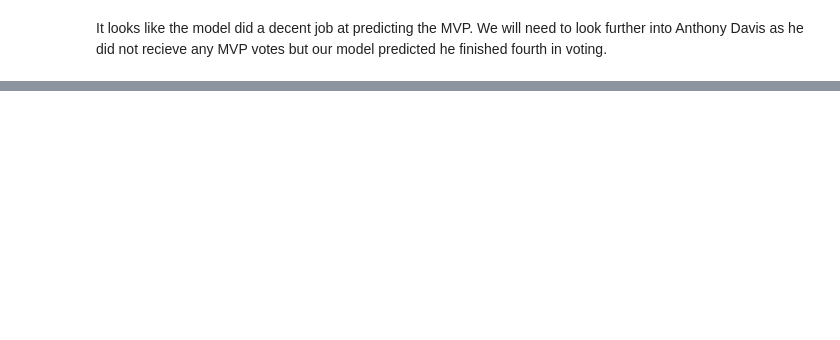
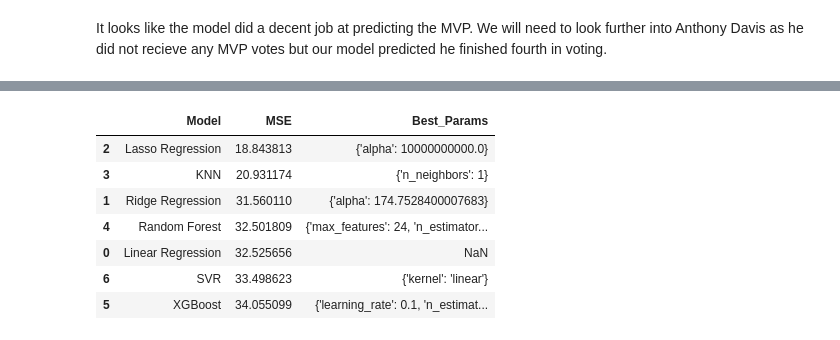
Before and after one commit to natefarber/NBA-MVP-Model, a Jupyter notebook: machine_learning.ipynb, the cells around one changed output, grey strips where cells are left out. Saved outputs shown, nothing was run; the diff lists cells and outputs as text; code cells hidden in the pictures; blank space fills up the shorter version.

```diff
--- a/machine_learning.ipynb
+++ b/machine_learning.ipynb
@@ -481,10 +381,0 @@ It looks like Ridge Regression did the best out of the six models that we tested
-# %%
-#Ridge model
-Ridge_Tuning = Ridge(random_state=123)
-alphas = np.logspace(-1, 3, 100)
-
-# Use GridSearchCV with the RMSE scorer
-grid = GridSearchCV(Ridge_Tuning, param_grid={'alpha': alphas}, cv=kf, scoring='neg_mean_squared_error')
-grid.fit(X_train, y_train)
-best_alpha = grid.best_params_['alpha']
-print(best_alpha)
@@ -531,0 +384,23 @@ Looks like the tuned ridge model did a pretty good job. We can see we correctly
+# %%
+#Remove 1999 season
+df_with_dummies = df_with_dummies[df_with_dummies['Year'] != 1999]
+
+#Reset the index
+df_with_dummies = df_with_dummies.reset_index(drop=True)
+
+#Sort data by year
+df_sorted = df_with_dummies.sort_values(by='Year')
+
+#Store years
+years = np.unique(df_sorted['Year'].values)
+
+#Format data
+X = df_sorted[features]
+y = df_sorted['Share']
+
+#Create scaled data for models
+scaler = StandardScaler()
+X_scaled = scaler.fit_transform(X)
+# %%
+#Define MSE error metrics
+mse = make_scorer(mean_squared_error)
@@ -531,0 +637,12 @@ Looks like the tuned ridge model did a pretty good job. We can see we correctly
+# %%
+results_df = pd.DataFrame(results_list)
+results_df.sort_values(by='MSE', ascending = True)
+# %% [output]
+|  | Model | MSE | Best_Params |
+| 2 | Lasso Regression | 18.843813 | {'alpha': 10000000000.0} |
+| 3 | KNN | 20.931174 | {'n_neighbors': 1} |
+| 1 | Ridge Regression | 31.560110 | {'alpha': 174.7528400007683} |
+| 4 | Random Forest | 32.501809 | {'max_features': 24, 'n_estimator... |
+| 0 | Linear Regression | 32.525656 | NaN |
+| 6 | SVR | 33.498623 | {'kernel': 'linear'} |
+| 5 | XGBoost | 34.055099 | {'learning_rate': 0.1, 'n_estimat... |
```
Also changed, not shown: parts of 52 cells of this notebook.
